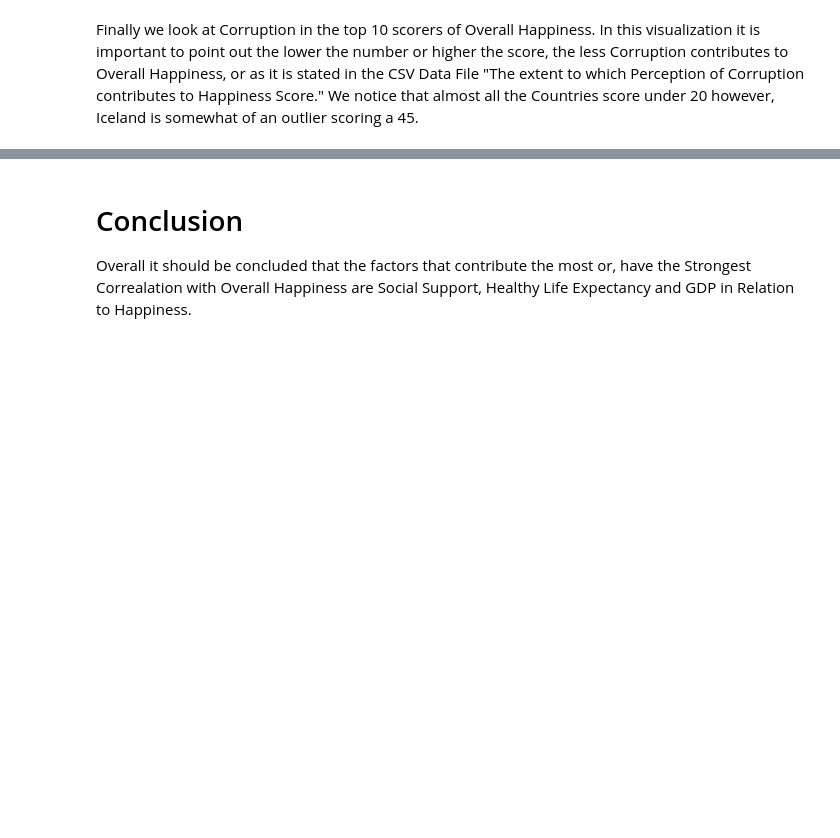
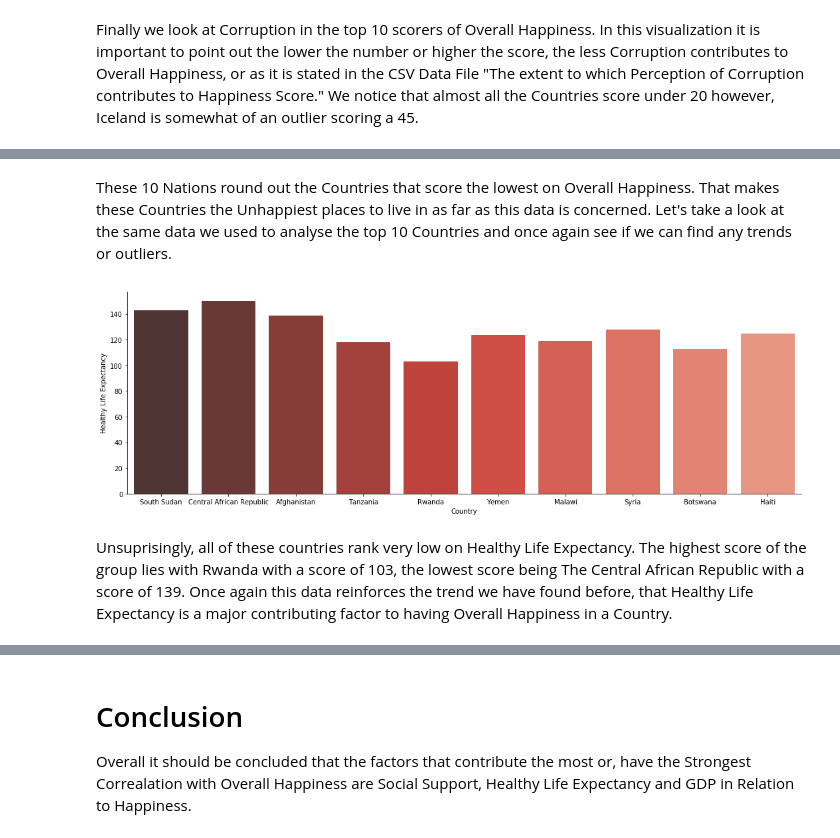
Before and after one commit to MB-Makaan/World-Happiness-Report, a Jupyter notebook: World Happiness Report 2019.ipynb, the cells around one changed output, grey strips where cells are left out. Cells and saved outputs as stored; diff of their text form; code cells hidden in the pictures; blank space fills up the shorter version.

```diff
--- a/World Happiness Report 2019.ipynb
+++ b/World Happiness Report 2019.ipynb
@@ -181,0 +186,17 @@ Finally we look at Corruption in the top 10 scorers of Overall Happiness. In thi
+# %%
+unhappiest_ten=pd.read_sql_query("""
+    SELECT Country, Ladder, Healthy_life_expectancy, Log_of_GDP_per_capita, Social_support, Corruption FROM World_happiness2019
+    ORDER BY Ladder DESC
+    LIMIT 10
+""", conn)
+# %%
+unhappiest_ten.rename(
+    columns={
+        'Country':'Country',
+        'Ladder': 'Overall Happiness',
+        'Healthy_life_expectancy': 'Healthy Life Expectancy',
+        'Log_of_GDP_per_capita': 'GDP in Relation to Happiness',
+        'Social_support': 'Social Support',
+        'Corruption': 'Corruption'
+    },
+    inplace=True)
@@ -181,0 +217,8 @@ Finally we look at Corruption in the top 10 scorers of Overall Happiness. In thi
+# %% [markdown]
+These 10 Nations round out the Countries that score the lowest on Overall Happiness. That makes these Countries the Unhappiest places to live in as far as this data is concerned.  Let's take a look at the same data we used to analyse the top 10 Countries and once again see if we can find any trends or outliers.
+# %%
+sns.catplot(x="Country", y="Healthy Life Expectancy", kind="bar", palette="Reds_d", data=unhappiest_ten, height=5, aspect=3);
+# %% [output]
+[figure, added]
+# %% [markdown]
+Unsuprisingly, all of these countries rank very low on Healthy Life Expectancy. The highest score of the group lies with Rwanda with a score of 103, the lowest score being The Central African Republic with a score of 139. Once again this data reinforces the trend we have found before, that Healthy Life Expectancy is a major contributing factor to having Overall Happiness in a Country.
```
Also changed, not shown: parts of 22 cells of this notebook, 1 other file.
